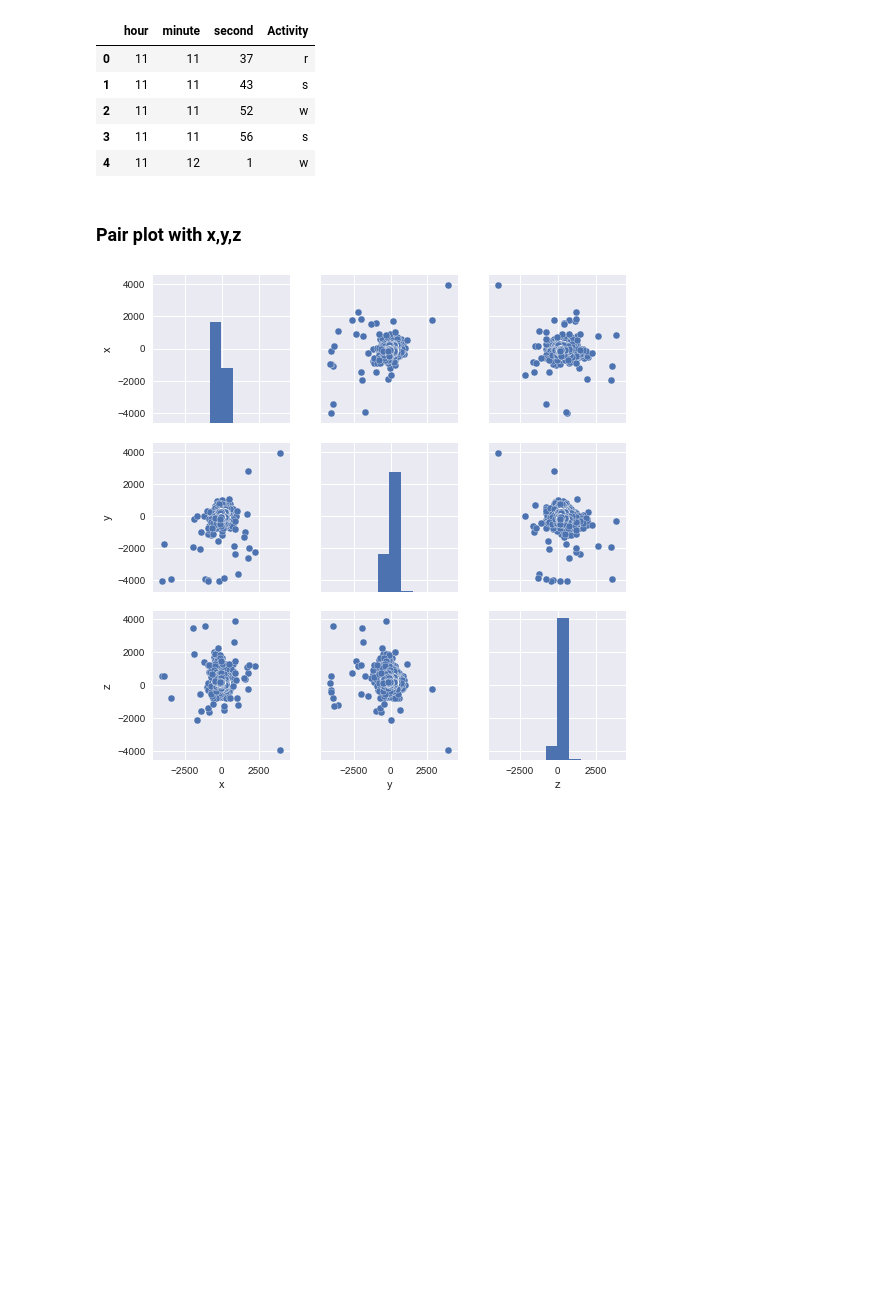
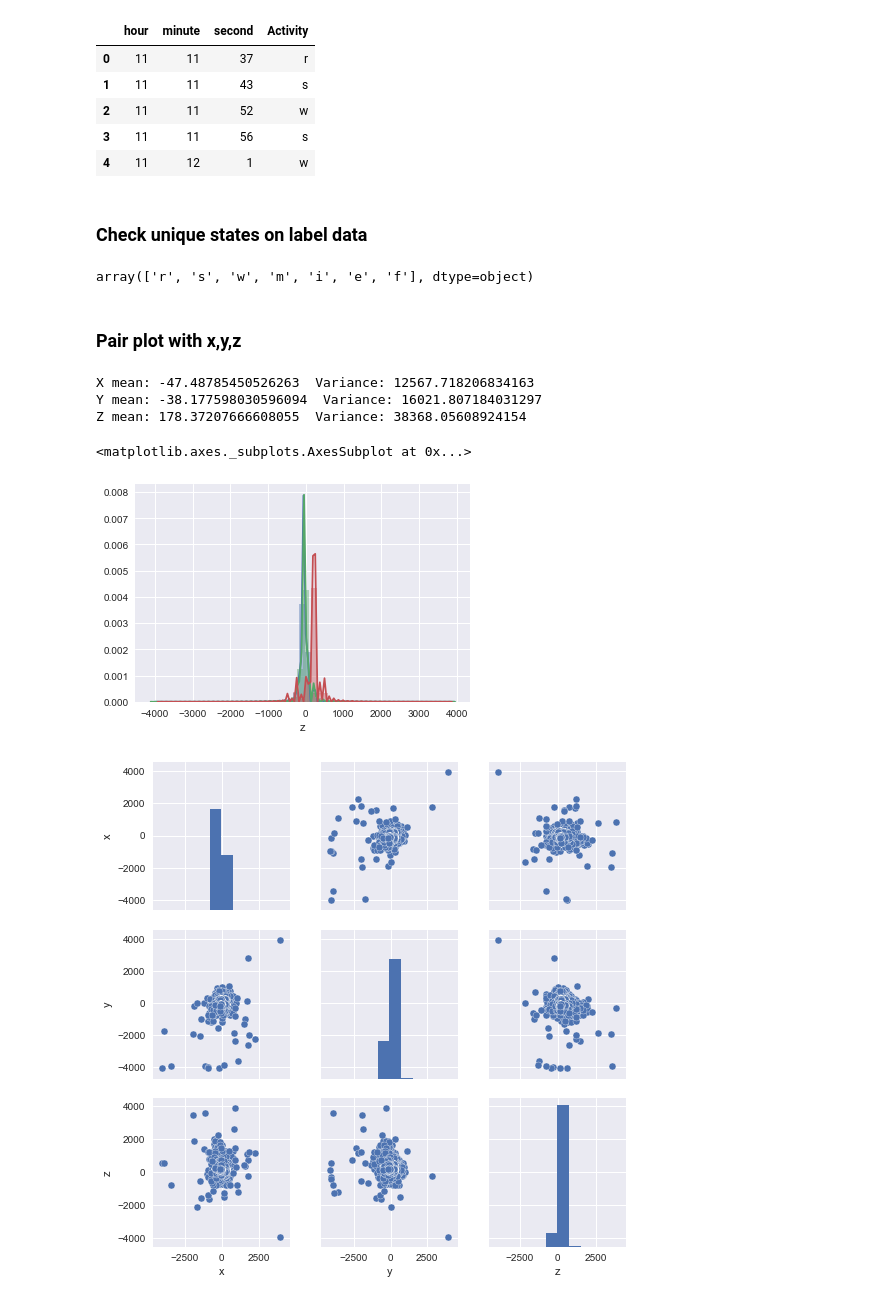
Before and after one commit to leonardoaraujosantos/CowStates, a Jupyter notebook: CowStates.ipynb, the cells around one changed output. Saved outputs shown, nothing was run; the diff lists cells and outputs as text; code cells hidden in the pictures; blank space fills up the shorter version.

```diff
--- a/CowStates.ipynb
+++ b/CowStates.ipynb
@@ -58,8 +71,29 @@ tagged_cow_data.head()
 | 2 | 11 | 11 | 52 | w |
 | 3 | 11 | 11 | 56 | s |
 | 4 | 11 | 12 | 1 | w |
+# %% [markdown]
+### Check unique states on label data
+# %%
+tagged_cow_data.Activity.unique()
+# %% [output]
+array(['r', 's', 'w', 'm', 'i', 'e', 'f'], dtype=object)
 # %% [markdown]
 ### Pair plot with x,y,z
+# %%
+print('X mean:',cow_data_xyz_time.x.mean(), ' Variance:', cow_data_xyz_time.x.var())
+print('Y mean:',cow_data_xyz_time.y.mean(), ' Variance:', cow_data_xyz_time.y.var())
+print('Z mean:',cow_data_xyz_time.z.mean(), ' Variance:', cow_data_xyz_time.z.var())
+# %% [output]
+X mean: -47.48785450526263  Variance: 12567.718206834163
+Y mean: -38.177598030596094  Variance: 16021.807184031297
+Z mean: 178.37207666608055  Variance: 38368.05608924154
+# %%
+sns.distplot(cow_data_xyz_time.x)
+sns.distplot(cow_data_xyz_time.y)
+sns.distplot(cow_data_xyz_time.z)
+# %% [output]
+<matplotlib.axes._subplots.AxesSubplot at 0x...>
+[figure, added]
 # %%
 plot = sns.pairplot(cow_data_xyz_time[cow_data_xyz_time.columns[0:3]])
 # %% [output]
```
Also changed, not shown: parts of 2 cells of this notebook.
